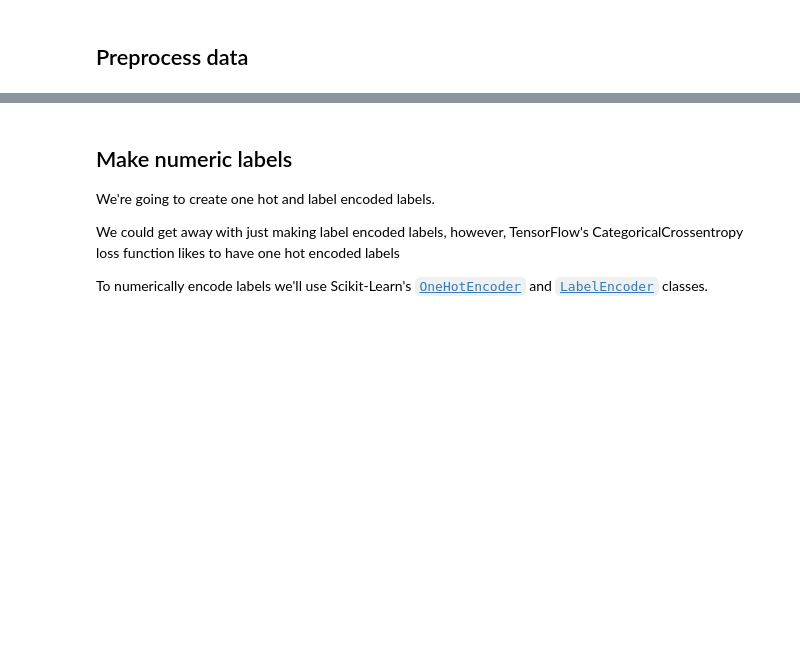
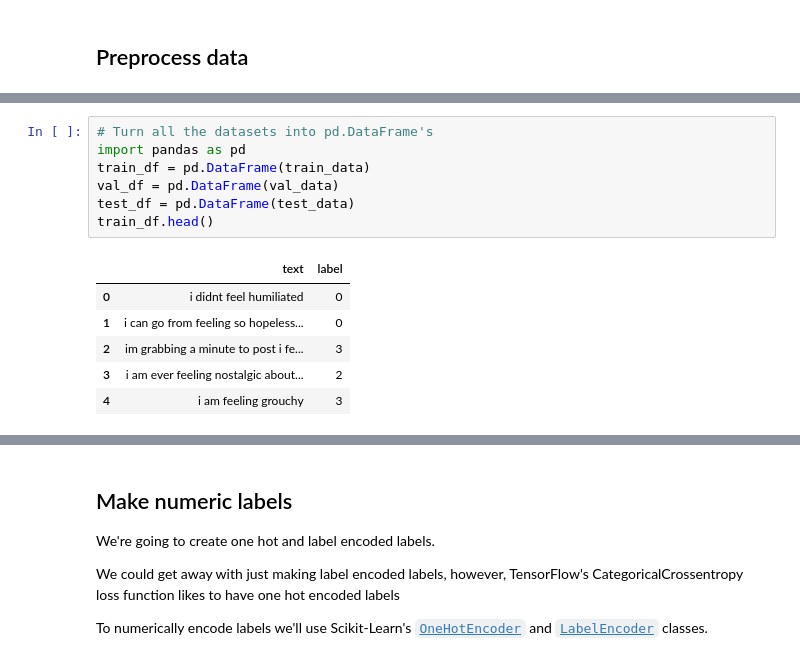
Before and after one commit to egehanasal/Emotion-Detection-From-Text, a Jupyter notebook: Emotion_detection_from_text.ipynb, the cells around one changed output, grey strips where cells are left out. Saved outputs shown, nothing was run; the diff lists cells and outputs as text; blank space fills up the shorter version.

```diff
--- a/Emotion_detection_from_text.ipynb
+++ b/Emotion_detection_from_text.ipynb
@@ -63,0 +67,14 @@ df.dropna(inplace=True)
+# %%
+# Turn all the datasets into pd.DataFrame's
+import pandas as pd
+train_df = pd.DataFrame(train_data)
+val_df = pd.DataFrame(val_data)
+test_df = pd.DataFrame(test_data)
+train_df.head()
+# %% [output]
+|  | text | label |
+| 0 | i didnt feel humiliated | 0 |
+| 1 | i can go from feeling so hopeless... | 0 |
+| 2 | im grabbing a minute to post i fe... | 3 |
+| 3 | i am ever feeling nostalgic about... | 2 |
+| 4 | i am feeling grouchy | 3 |
```
Also changed, not shown: parts of 65 cells of this notebook, 4 other files.
